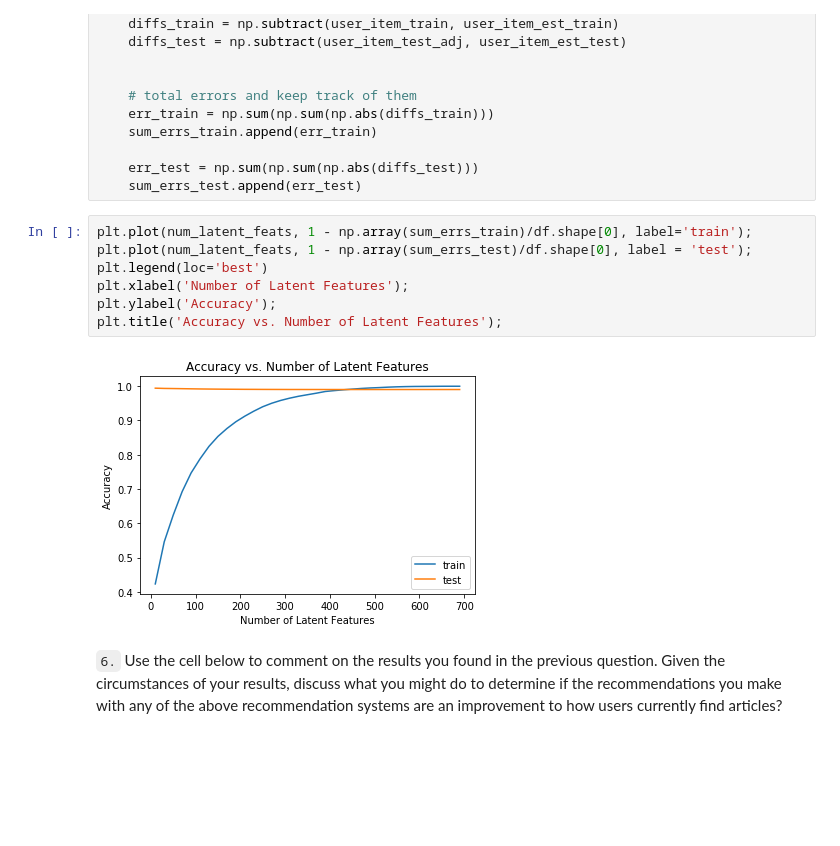
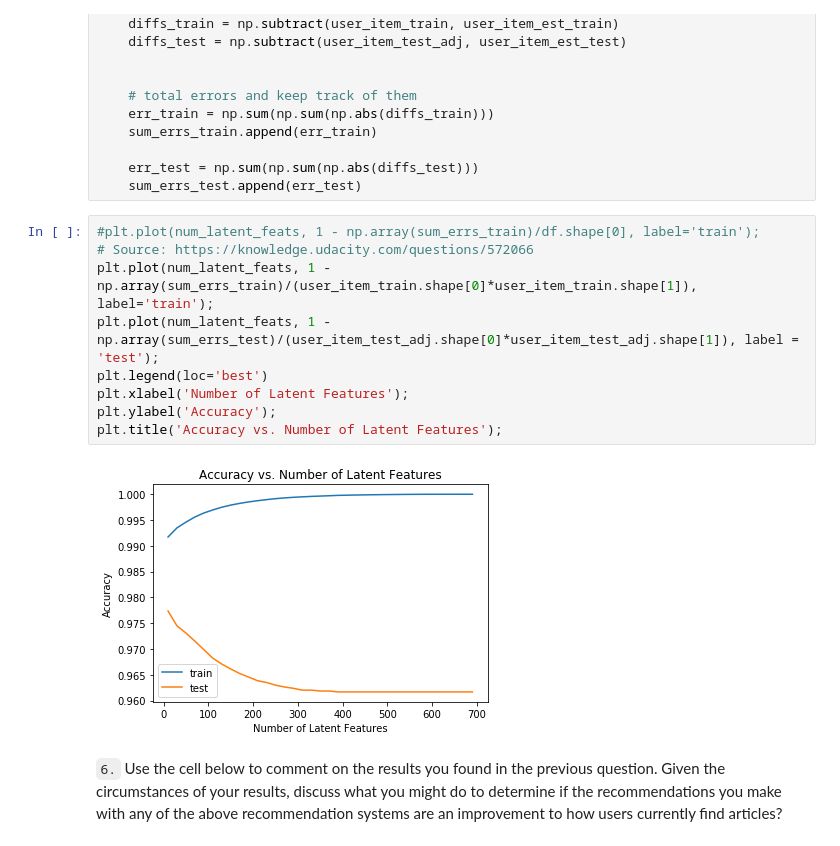
Before and after one commit to nikextens/Data_Scientist_Recommendations_with_IBM, a Jupyter notebook: Recommendations_with_IBM.ipynb, the cells around one changed output. Saved outputs shown, nothing was run; the diff lists cells and outputs as text; blank space fills up the shorter version.

```diff
--- a/Recommendations_with_IBM.ipynb
+++ b/Recommendations_with_IBM.ipynb
@@ -916,14 +925,16 @@ for k in num_latent_feats:
     err_test = np.sum(np.sum(np.abs(diffs_test)))
     sum_errs_test.append(err_test)
 # %%
-plt.plot(num_latent_feats, 1 - np.array(sum_errs_train)/df.shape[0], label='train');
-plt.plot(num_latent_feats, 1 - np.array(sum_errs_test)/df.shape[0], label = 'test');
+#plt.plot(num_latent_feats, 1 - np.array(sum_errs_train)/df.shape[0], label='train');
+# Source: https://knowledge.udacity.com/questions/572066
+plt.plot(num_latent_feats, 1 - np.array(sum_errs_train)/(user_item_train.shape[0]*user_item_train.shape[1]), label='train');
+plt.plot(num_latent_feats, 1 - np.array(sum_errs_test)/(user_item_test_adj.shape[0]*user_item_test_adj.shape[1]), label = 'test');
 plt.legend(loc='best')
 plt.xlabel('Number of Latent Features');
 plt.ylabel('Accuracy');
 plt.title('Accuracy vs. Number of Latent Features');
 # %% [output]
-[figure, old version]
+[figure, new version]
 # %% [markdown]
 `6.` Use the cell below to comment on the results you found in the previous question. Given the circumstances of your results, discuss what you might do to determine if the recommendations you make with any of the above recommendation systems are an improvement to how users currently find articles?
 # %% [markdown]
```
Also changed, not shown: parts of 14 cells of this notebook, 1 other file.
